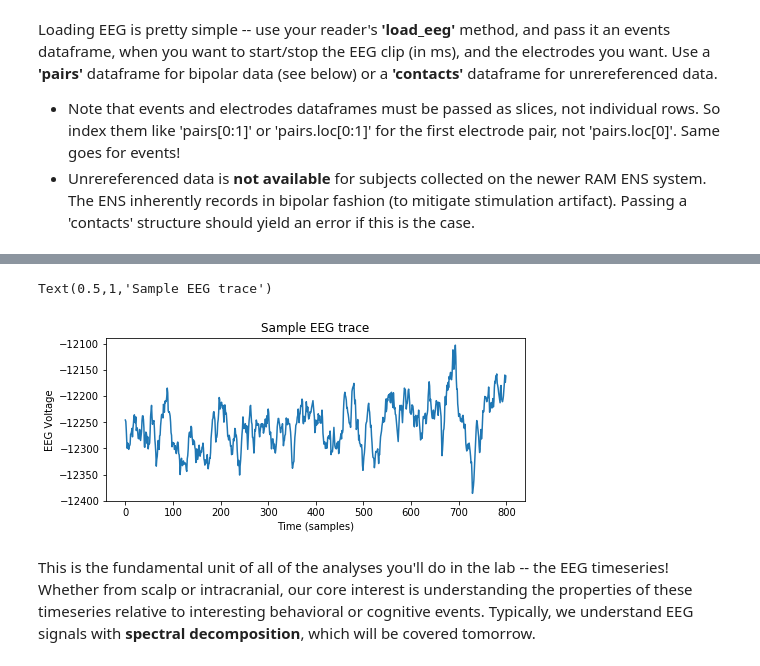
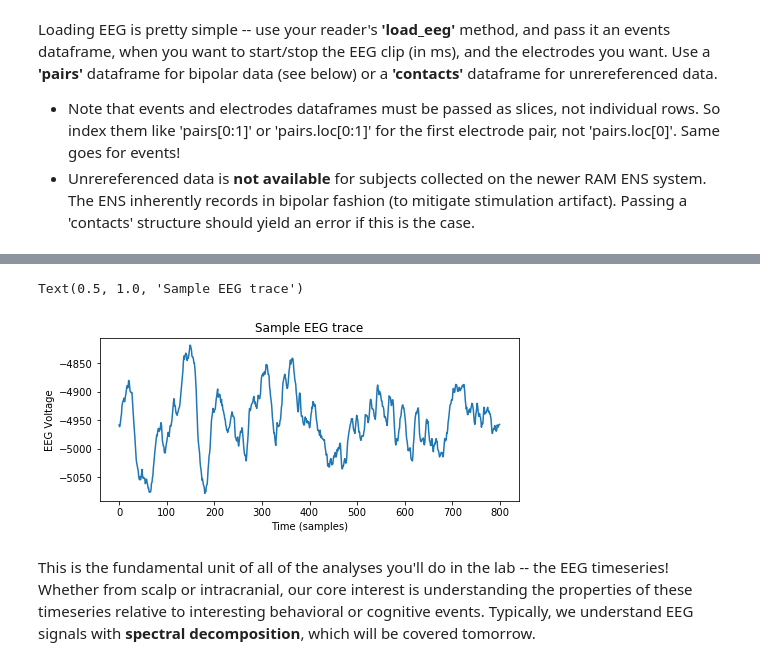
Before and after one commit to pennmem/PythonBootcamp, a Jupyter notebook: Day 3 - EEG, ERPs, MNE.ipynb, the cells around one changed output, grey strips where cells are left out. Cells and saved outputs as stored; diff of their text form; code cells hidden in the pictures.

```diff
--- a/Day 3 - EEG, ERPs, MNE.ipynb
+++ b/Day 3 - EEG, ERPs, MNE.ipynb
@@ -54,3 +33,24 @@ pairs = reader.load('pairs')
+# %%
+from CMLLoad import CMLLoad
+
+# Remember to update this to where your CMLExamples data is located.
+load = CMLLoad('./CMLExamples')
+
+# We load the dataframe for all sessions.
+df = load.Index()
+
+# Specify which subject and experiment we want
+sub = 'R1111M'
+exp = 'FR1'
+
+# Select the dataframes for our subject and experiment.
+df_select = df[(df['subject']==sub) & (df['experiment']==exp)]
+# Pick the first session
+df_sess = df_select.iloc[0]
+
+# For first session...
+evs = load.Load(df_sess, 'events')
+word_evs = evs[evs['type']=='WORD']
 # %% [markdown]
 #### Load subject electrodes
 # %%
@@ -117,3 +110,5 @@ Type:      method
 # %%
-#Grab EEG for the first five events from the first seven electrodes
-eeg = reader.load_eeg(events=word_evs[0:5], rel_start=0, rel_stop=1600, scheme=pairs[0:7])
+# Grab the EEG data
+
+eeg, samplingrate, channels = load.LoadEEG(df_sess, ev_start=0, ev_len=1600)
+#reader.load_eeg(events=word_evs[0:5], rel_start=0, rel_stop=1600, scheme=pairs[0:7])
@@ -136,12 +235,15 @@ eeg_mne = eeg.to_mne()
 # %%
+%matplotlib inline
+import matplotlib.pyplot as plt
+
 #Plot some example data
 plt.figure(figsize=(7.5, 3)); ax=plt.subplot(111)
-plt.plot(eeg.data[2, 2, :])
+plt.plot(eeg[2, 2, :])
 plt.ylabel('EEG Voltage'); plt.xlabel('Time (samples)')
 plt.title('Sample EEG trace')
 # %% [output]
-Text(0.5,1,'Sample EEG trace')
+Text(0.5, 1.0, 'Sample EEG trace')
-[figure, old version]
+[figure, new version]
 # %% [markdown]
 This is the fundamental unit of all of the analyses you'll do in the lab -- the EEG timeseries! Whether from scalp or intracranial, our core interest is understanding the properties of these timeseries relative to interesting behavioral or cognitive events. Typically, we understand EEG signals with **spectral decomposition**, which will be covered tomorrow.
 # %% [markdown]
```
Also changed, not shown: parts of 15 cells of this notebook, 23 other files.
